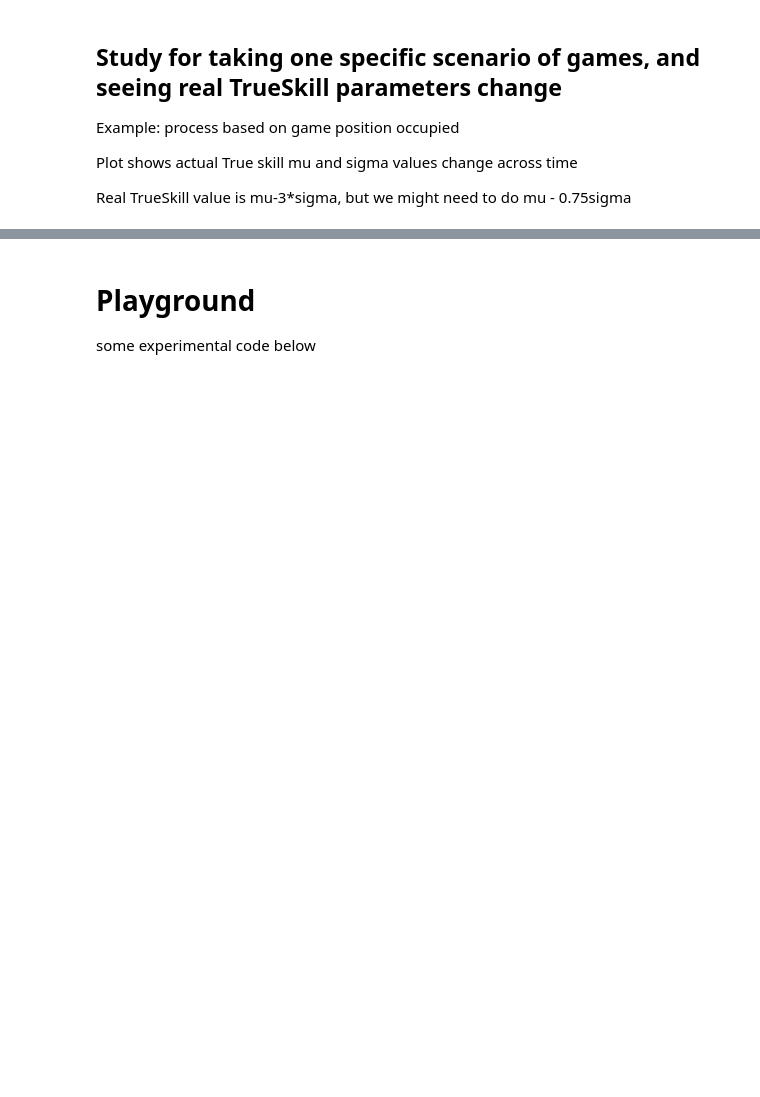
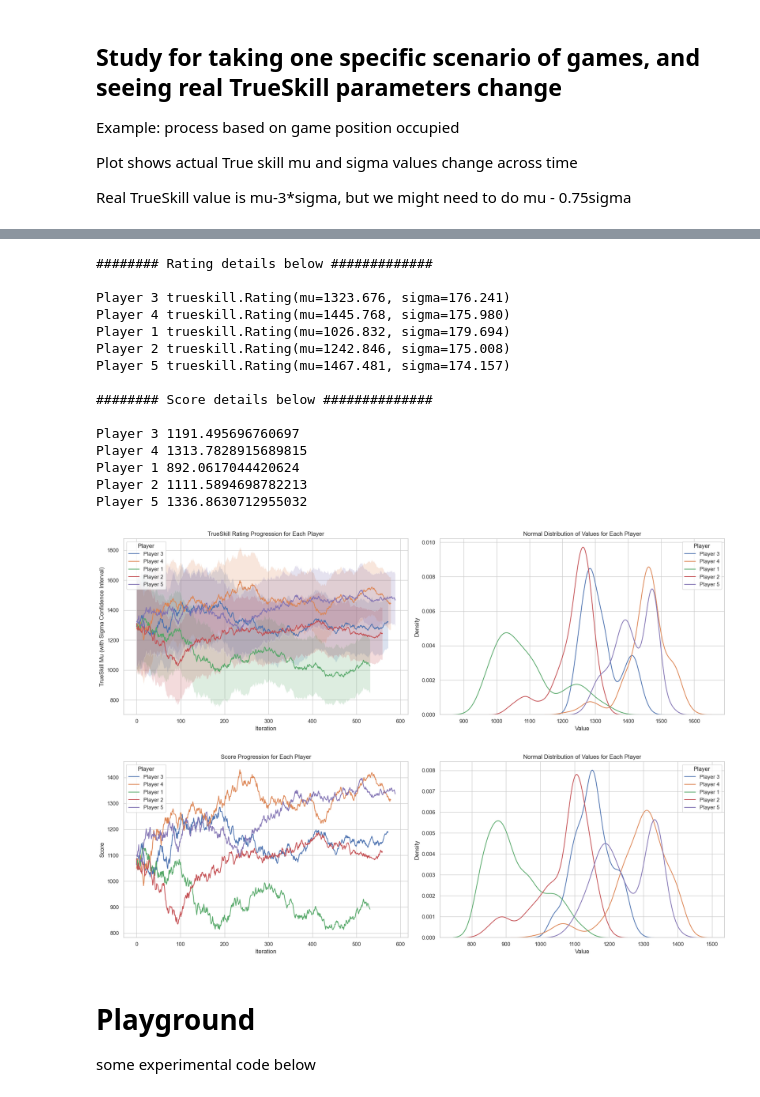
Before and after one commit to bendermist/dhumbal-montecarlo, a Jupyter notebook: dhumbal-simulations/notebooks/analysis.ipynb, the cells around one changed output, grey strips where cells are left out. Drawn from its saved outputs; the diff is of its cells as text; code cells hidden in the pictures; blank space fills up the shorter version.

```diff
--- a/dhumbal-simulations/notebooks/analysis.ipynb
+++ b/dhumbal-simulations/notebooks/analysis.ipynb
@@ -147,3 +143,29 @@ None
+# %%
+ts.ratings_round_outcome(NUMBER_OF_GAMES)
+print("######## Rating details below #############", end="\n\n")
+ts.get_all_player_ratings()
+print("\n######## Score details below ##############", end="\n\n")
+ts.get_all_player_score()
+ts.plot_ratings()
+ts.plot_ratings(plot_score=True)
+# %% [output]
+######## Rating details below #############
+
+Player 3 trueskill.Rating(mu=1323.676, sigma=176.241)
+Player 4 trueskill.Rating(mu=1445.768, sigma=175.980)
+Player 1 trueskill.Rating(mu=1026.832, sigma=179.694)
+Player 2 trueskill.Rating(mu=1242.846, sigma=175.008)
+Player 5 trueskill.Rating(mu=1467.481, sigma=174.157)
+
+######## Score details below ##############
+
+Player 3 1191.495696760697
+Player 4 1313.7828915689815
+Player 1 892.0617044420624
+Player 2 1111.5894698782213
+Player 5 1336.8630712955032
+[figure, added]
+[figure, added]
 # %% [markdown]
 # Playground
 some experimental code below
```
Also changed, not shown: parts of 8 cells of this notebook, 1 other file.
